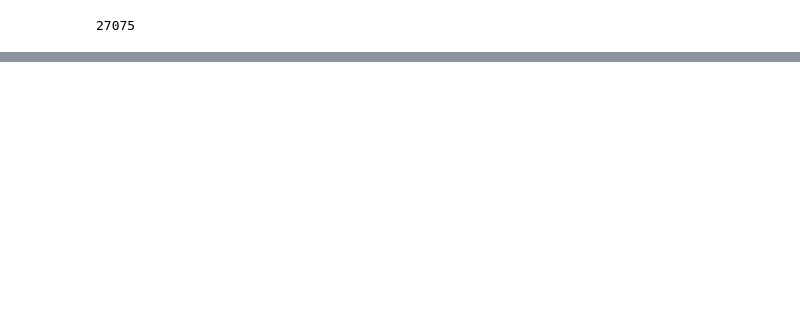
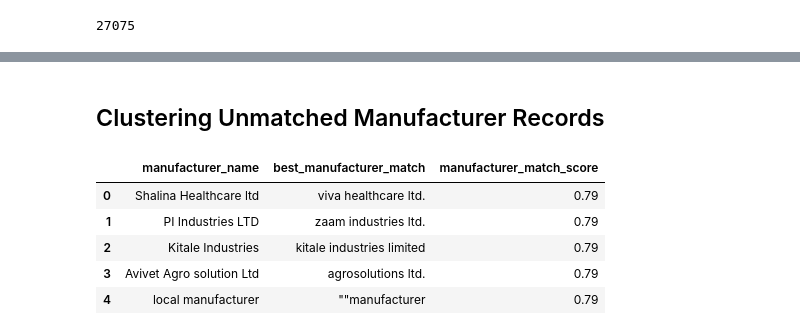
Before and after one commit to natbernard/Clustering-for-Product-Matching, a Jupyter notebook: model/clustering_stockist_transactions.ipynb, the cells around one changed output, grey strips where cells are left out. Cells and saved outputs as stored; diff of their text form; code cells hidden in the pictures; blank space fills up the shorter version.

```diff
--- a/model/clustering_stockist_transactions.ipynb
+++ b/model/clustering_stockist_transactions.ipynb
@@ -577,3 +581,16 @@ clustered_data.head()
 | 4 | amoxil 'o'125mg | amoxil syrup | amoxil syrup | mineral 1-5725 | 0.41 | gsk | ... |
 # %%
 # clustered_data.to_csv('final_clustered_data.csv', index = False)
+# %% [markdown]
+## Clustering Unmatched Manufacturer Records
+# %%
+# loading the data
+df = pd.read_csv('/home/natasha/Documents/Iprocure/Clustering-for-Product-Matching/data/unmatched_manufacturer_stockist_transactions.csv')
+df.head()
+# %% [output]
+|  | manufacturer_name | best_manufacturer_match | manufacturer_match_score |
+| 0 | Shalina Healthcare ltd | viva healthcare ltd. | 0.79 |
+| 1 | PI Industries LTD | zaam industries ltd. | 0.79 |
+| 2 | Kitale Industries | kitale industries limited | 0.79 |
+| 3 | Avivet Agro solution Ltd | agrosolutions ltd. | 0.79 |
+| 4 | local manufacturer | ""manufacturer | 0.79 |
```
Also changed, not shown: parts of 18 cells of this notebook.
